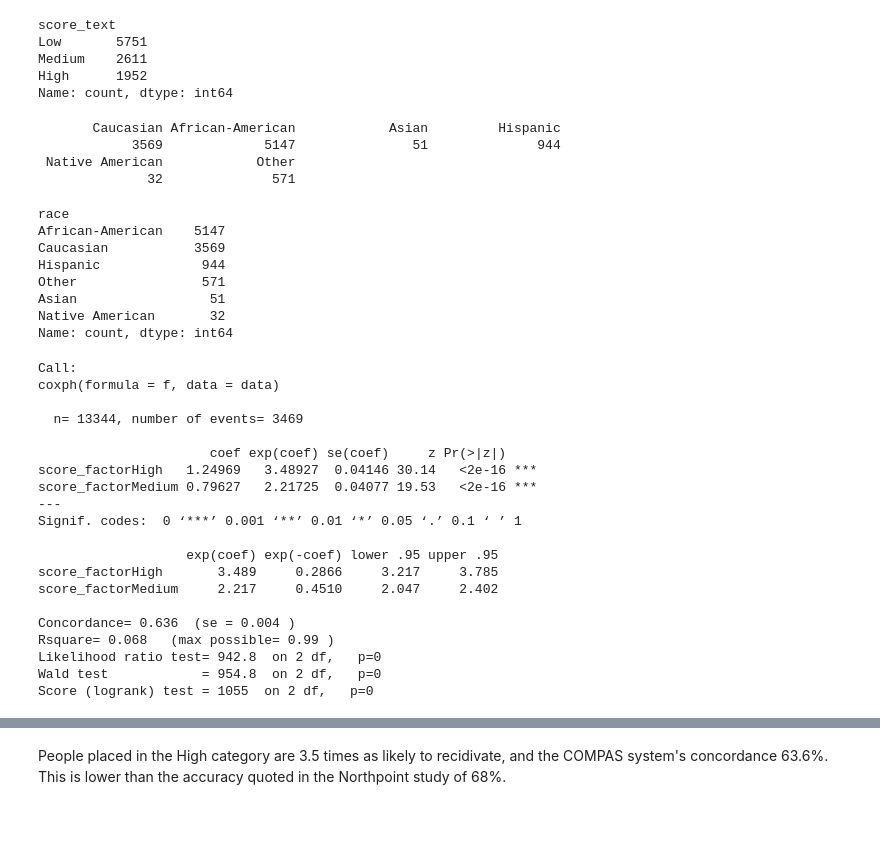
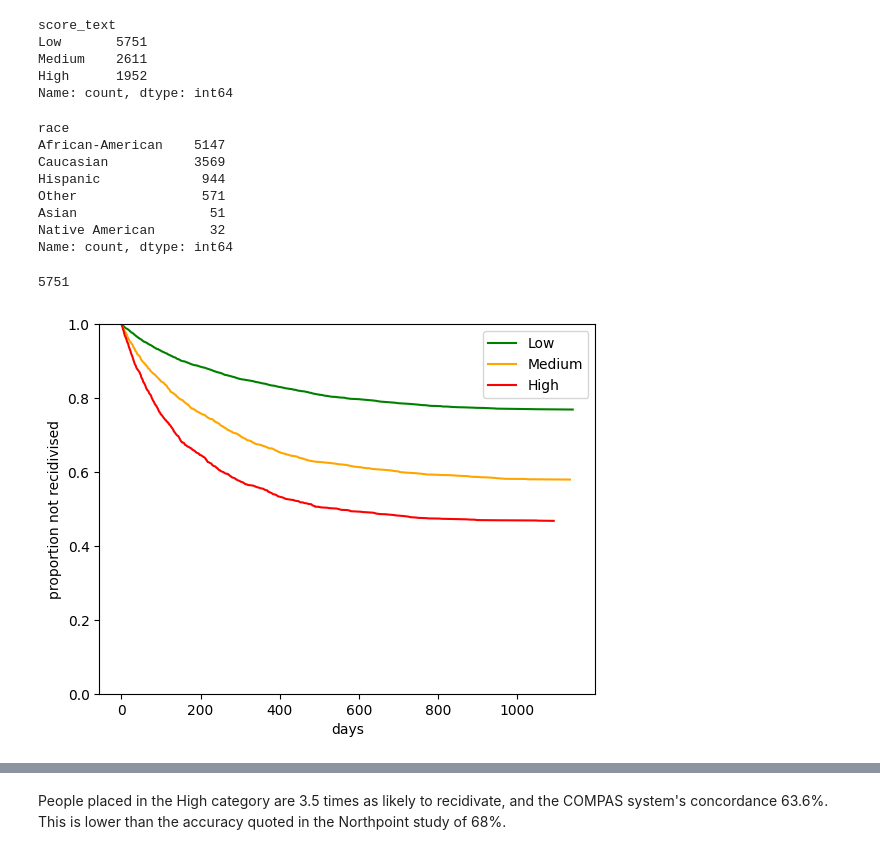
Before and after one commit to lisds/project-BannedBooks, a Jupyter notebook: Compas Analysis.ipynb, the cells around one changed output, grey strips where cells are left out. Cells and saved outputs as stored; diff of their text form; code cells hidden in the pictures; blank space fills up the shorter version.

```diff
--- a/Compas Analysis.ipynb
+++ b/Compas Analysis.ipynb
@@ -570,14 +346,6 @@ Low       5751
 Medium    2611
 High      1952
 Name: count, dtype: int64
-# %%
-%%R
-summary(grp$race_factor)
-# %% [output]
-       Caucasian African-American            Asian         Hispanic
-            3569             5147               51              944
- Native American            Other
-              32              571
 # %%
 grp['race'].value_counts()
 # %% [output]
@@ -590,28 +358,36 @@ Asian                 51
 Native American       32
 Name: count, dtype: int64
 # %%
-%%R
-f <- Surv(start, end, event, type="counting") ~ score_factor
-model <- coxph(f, data=data)
-summary(model)
+#%%R
+#f <- Surv(start, end, event, type="counting") ~ score_factor
+#model <- coxph(f, data=data)
+#summary(model)
-# %% [output]
-Call:
-coxph(formula = f, data = data)
-
-  n= 13344, number of events= 3469
-
-                      coef exp(coef) se(coef)     z Pr(>|z|)
-score_factorHigh   1.24969   3.48927  0.04146 30.14   <2e-16 ***
-score_factorMedium 0.79627   2.21725  0.04077 19.53   <2e-16 ***
----
-Signif. codes:  0 ‘***’ 0.001 ‘**’ 0.01 ‘*’ 0.05 ‘.’ 0.1 ‘ ’ 1
-
-                   exp(coef) exp(-coef) lower .95 upper .95
-score_factorHigh       3.489     0.2866     3.217     3.785
-score_factorMedium     2.217     0.4510     2.047     2.402
-
-Concordance= 0.636  (se = 0.004 )
-Rsquare= 0.068   (max possible= 0.99 )
-Likelihood ratio test= 942.8  on 2 df,   p=0
-Wald test            = 954.8  on 2 df,   p=0
-Score (logrank) test = 1055  on 2 df,   p=0
+# %%
+len(grp[grp['score_text']=='Low'])
+# %% [output]
+5751
+# %%
+#x = np.arange(0,1141)
+#y = np.full(1141,len(grp))
+#pd.DataFrame(x,y)
+(grp[(grp['is_recid']==1) & (grp['score_text'] == 'Low')]['duration']
+ .value_counts()
+ .sort_index()
+ .cumsum()
+ .apply(lambda x: (len(grp[grp['score_text']=='Low']) - x)/len(grp[grp['score_text']=='Low'])).plot(color='green',label='Low'))
+(grp[(grp['is_recid']==1) & (grp['score_text'] == 'Medium')]['duration']
+ .value_counts()
+ .sort_index()
+ .cumsum()
+ .apply(lambda x: (len(grp[grp['score_text']=='Medium']) - x)/len(grp[grp['score_text']=='Medium'])).plot(color='orange',label='Medium'))
+(grp[(grp['is_recid']==1) & (grp['score_text'] == 'High')]['duration']
+ .value_counts()
+ .sort_index()
+ .cumsum()
+ .apply(lambda x: (len(grp[grp['score_text']=='High']) - x)/len(grp[grp['score_text']=='High'])).plot(color='red',label='High'))
+plt.ylim([0,1])
+plt.ylabel('proportion not recidivised')
+plt.xlabel('days')
+plt.legend();
+# %% [output]
+[figure, added]
```
Also changed, not shown: parts of 76 cells of this notebook, 1 other file.
